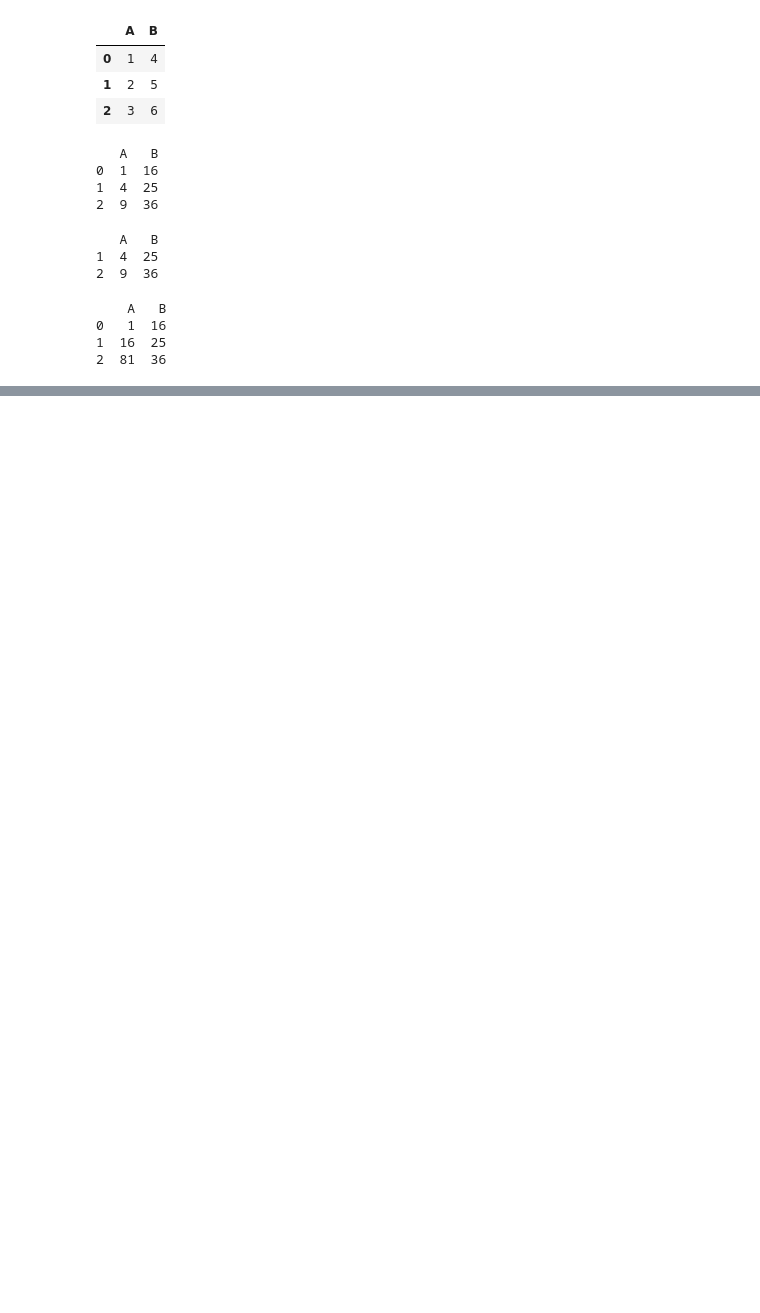
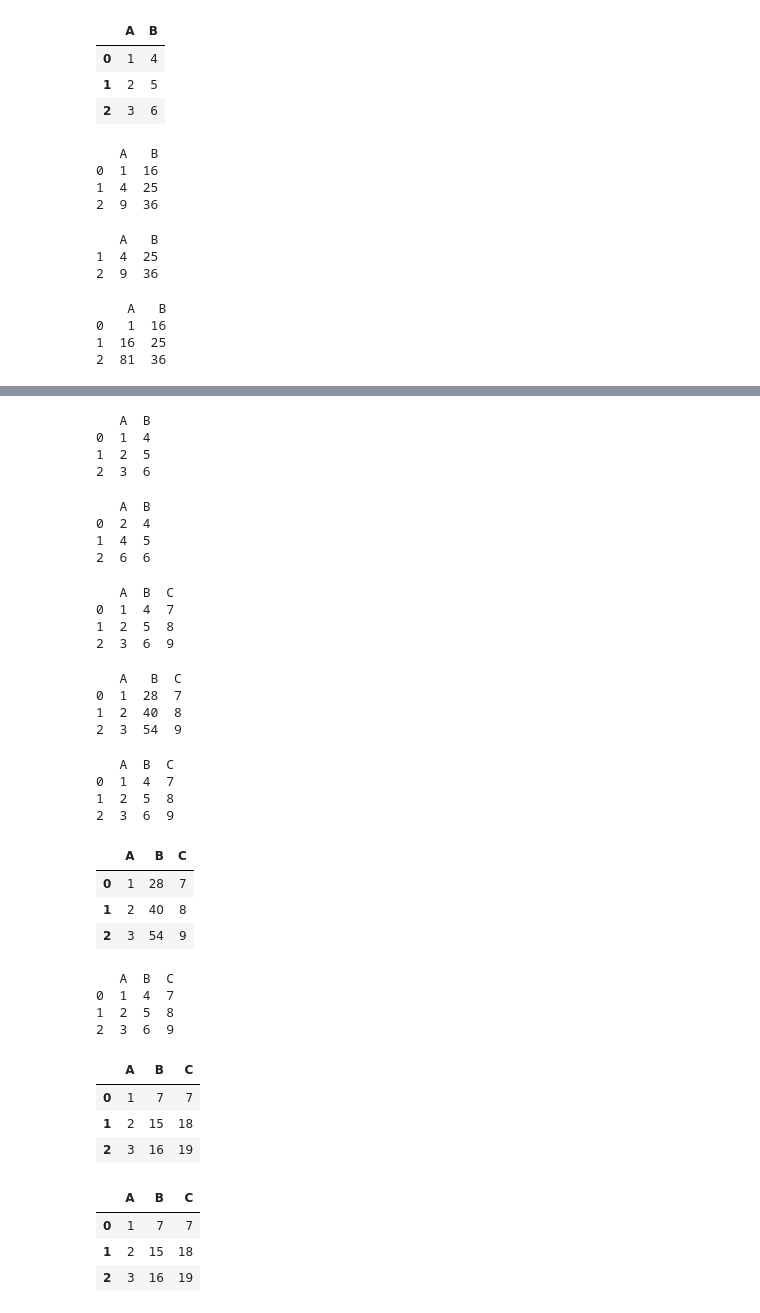
Before and after one commit to HabibaAbderrahim/python_recaps, a Jupyter notebook: recap_basics.ipynb, the cells around one changed output, grey strips where cells are left out. Cells and saved outputs as stored; diff of their text form; code cells hidden in the pictures; blank space fills up the shorter version.

```diff
--- a/recap_basics.ipynb
+++ b/recap_basics.ipynb
@@ -215,0 +238,62 @@ print(df)
+# %%
+# Create a DataFrame
+df = pd.DataFrame({'A': [1, 2, 3], 'B': [4, 5, 6]})
+print(df)
+# %% [output]
+   A  B
+0  1  4
+1  2  5
+2  3  6
+# %%
+#Write code to double each value in column 'A' and update the column with the doubled values while leaving the rest of the DataFrame unchanged
+df['A'] = df['A'].apply(lambda x : x * 2)
+print(df)
+# %% [output]
+   A  B
+0  2  4
+1  4  5
+2  6  6
+# %%
+# Create a DataFrame
+df = pd.DataFrame({'A': [1, 2, 3], 'B': [4, 5, 6], 'C': [7, 8, 9]})
+print(df)
+# %% [output]
+   A  B  C
+0  1  4  7
+1  2  5  8
+2  3  6  9
+# %%
+#Write code to multiply each value in column 'B' by the corresponding value in column 'C' and update the column 'B' with the resulting values while leaving the rest of the DataFrame unchanged
+df['B'] = df['B'] * df['C']
+print(df)
+# %% [output]
+   A   B  C
+0  1  28  7
+1  2  40  8
+2  3  54  9
+# %%
+# Create a DataFrame
+df = pd.DataFrame({'A': [1, 2, 3], 'B': [4, 5, 6], 'C': [7, 8, 9]})
+print(df)
+# %% [output]
+   A  B  C
+0  1  4  7
+1  2  5  8
+2  3  6  9
+# %%
+df['B'] = df.apply(lambda x : x['B'] * x['C'], axis=1)
+df
+# %% [output]
+|  | A | B | C |
+| 0 | 1 | 28 | 7 |
+| 1 | 2 | 40 | 8 |
+| 2 | 3 | 54 | 9 |
+# %%
+# Create a DataFrame
+df = pd.DataFrame({'A': [1, 2, 3], 'B': [4, 5, 6], 'C': [7, 8, 9]})
+print(df)
+# %% [output]
+   A  B  C
+0  1  4  7
+1  2  5  8
+2  3  6  9
@@ -215,0 +307,16 @@ print(df)
+# %%
+df
+# %% [output]
+|  | A | B | C |
+| 0 | 1 | 7 | 7 |
+| 1 | 2 | 15 | 18 |
+| 2 | 3 | 16 | 19 |
+# %%
+# Use lambda with apply to conditionally update values in column 'C'
+df['B'] = df.apply(lambda row: row['B'] + 10 if row['A'] > 1 else row['C'], axis=1)
+df
+# %% [output]
+|  | A | B | C |
+| 0 | 1 | 7 | 7 |
+| 1 | 2 | 15 | 18 |
+| 2 | 3 | 16 | 19 |
```
Also changed, not shown: parts of 6 cells of this notebook.
